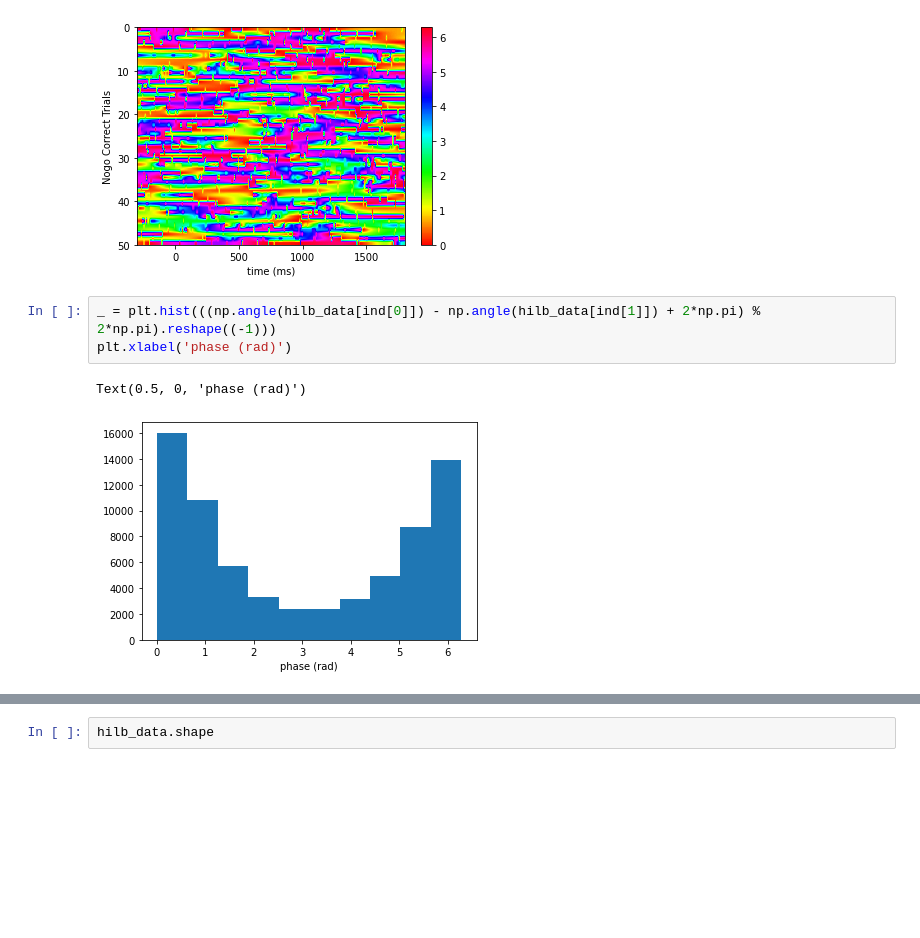
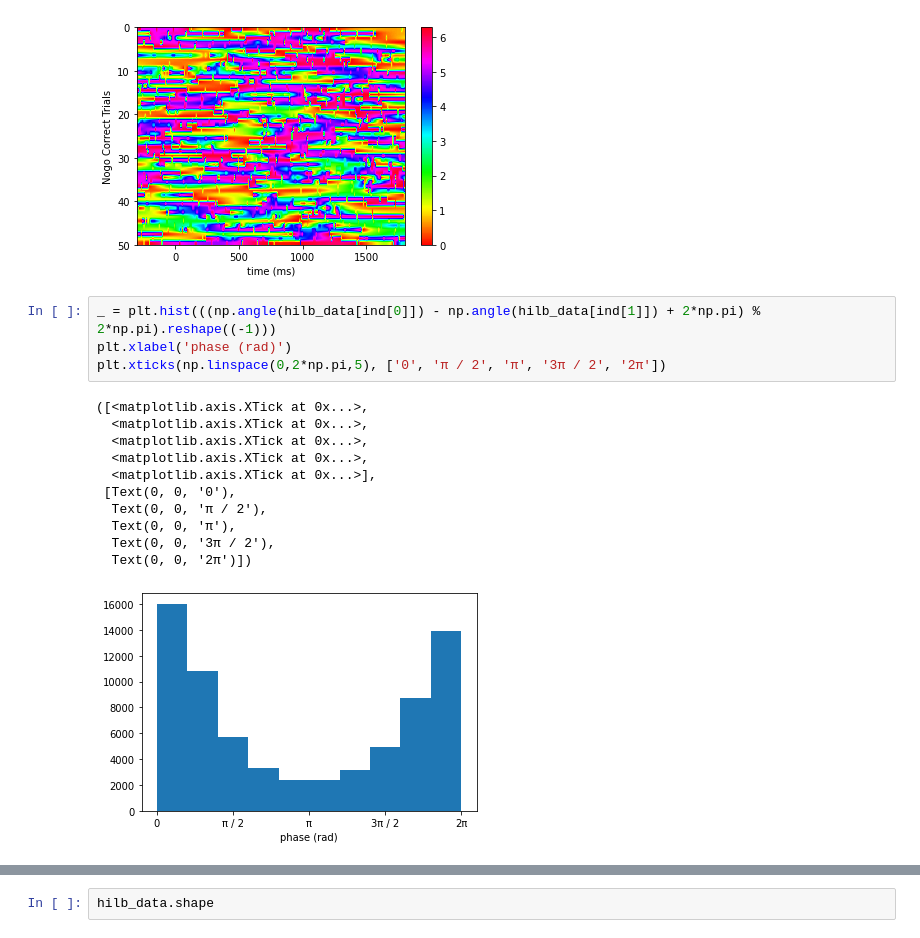
Before and after one commit to kayteeflick/nma_cn_flow_state, a Jupyter notebook: phase_relationships.ipynb, the cells around one changed output, grey strips where cells are left out. Cells and saved outputs as stored; diff of their text form; blank space fills up the shorter version.

```diff
--- a/phase_relationships.ipynb
+++ b/phase_relationships.ipynb
@@ -391,9 +412,19 @@ Text(0, 0.5, 'Nogo Correct Trials')
 # %%
 _ = plt.hist(((np.angle(hilb_data[ind[0]]) - np.angle(hilb_data[ind[1]]) + 2*np.pi) % 2*np.pi).reshape((-1)))
 plt.xlabel('phase (rad)')
+plt.xticks(np.linspace(0,2*np.pi,5), ['0', 'π / 2', 'π', '3π / 2', '2π'])
 # %% [output]
-Text(0.5, 0, 'phase (rad)')
+([<matplotlib.axis.XTick at 0x...>,
+  <matplotlib.axis.XTick at 0x...>,
+  <matplotlib.axis.XTick at 0x...>,
+  <matplotlib.axis.XTick at 0x...>,
+  <matplotlib.axis.XTick at 0x...>],
+ [Text(0, 0, '0'),
+  Text(0, 0, 'π / 2'),
+  Text(0, 0, 'π'),
+  Text(0, 0, '3π / 2'),
+  Text(0, 0, '2π')])
-[figure, old version]
+[figure, new version]
 # %%
 hilb_data_subset = hilb_data[:,trial_ind['right_cor'],:]
 _ = plt.hist(((np.angle(hilb_data_subset[ind[0]]) - np.angle(hilb_data_subset[ind[1]]) + 2*np.pi) % 2*np.pi).reshape((-1)),\
```
Also changed, not shown: parts of 11 cells of this notebook.
